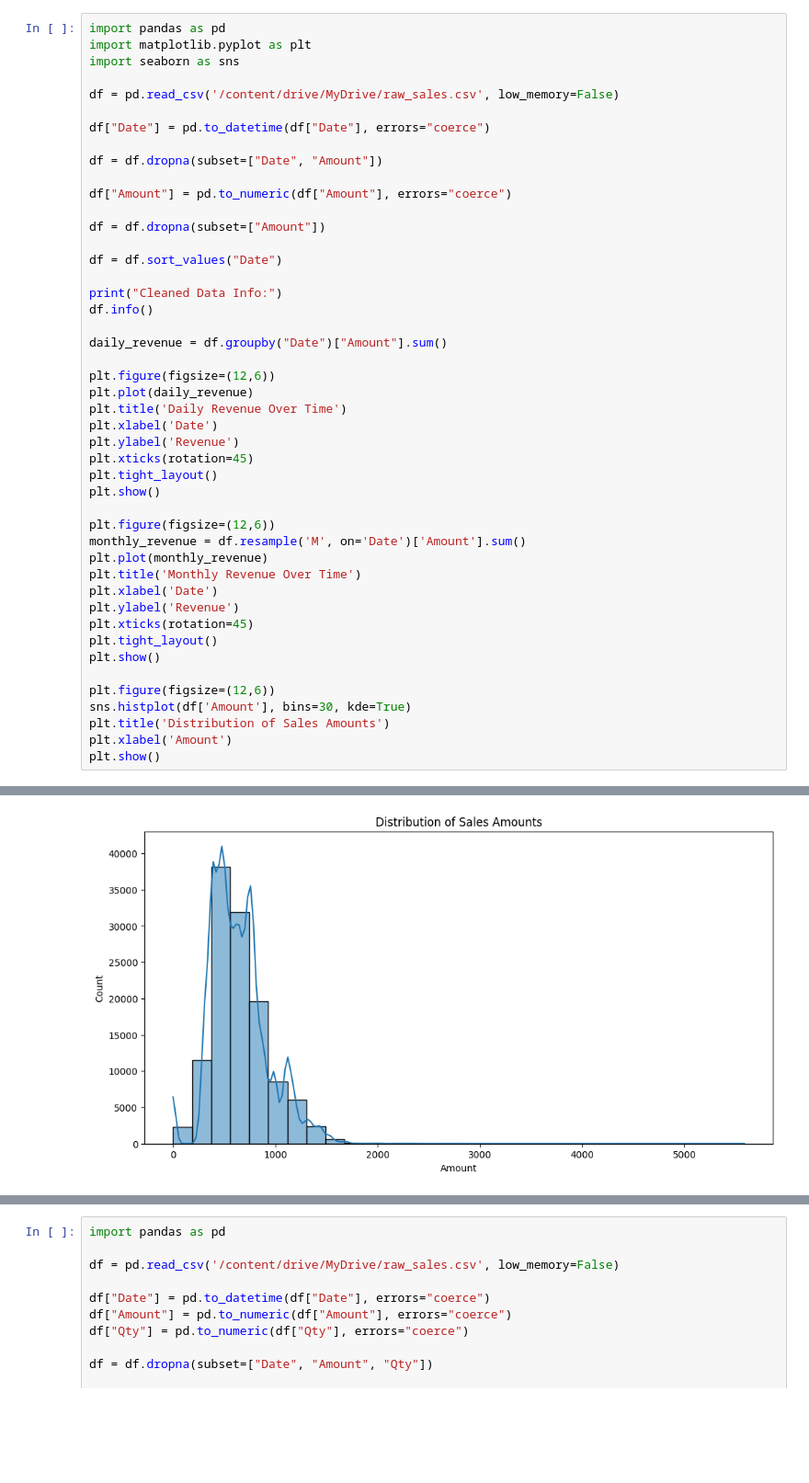
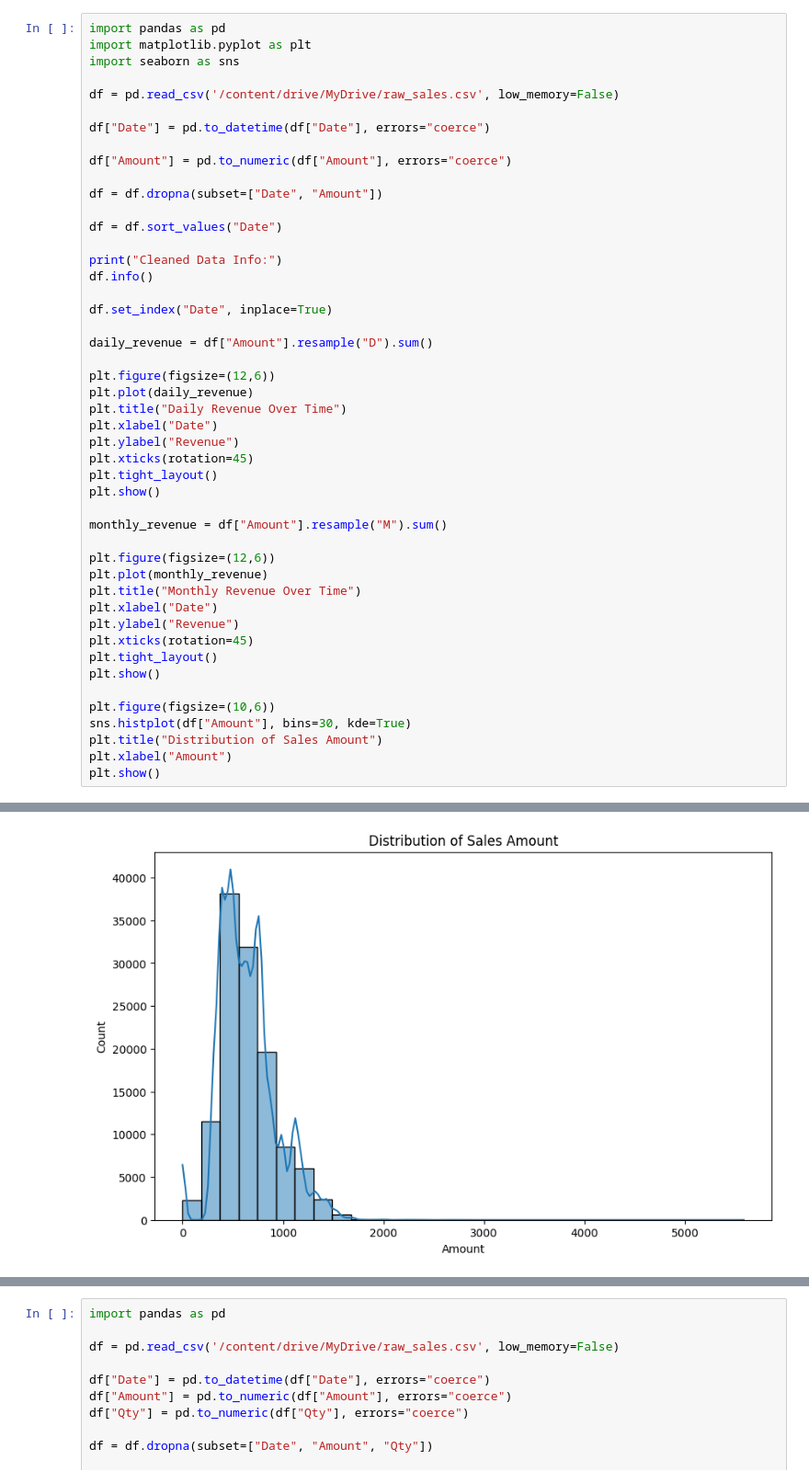
Before and after one commit to SakshamDevloper/Sales-Forecasting, a Jupyter notebook: notebooks/01_EDA_and_Trend.ipynb, the cells around one changed output, grey strips where cells are left out. Shown at 92% size. Cells and saved outputs as stored; diff of their text form; blank space fills up the shorter version.

```diff
--- a/notebooks/01_EDA_and_Trend.ipynb
+++ b/notebooks/01_EDA_and_Trend.ipynb
@@ -7,61 +7,62 @@ df = pd.read_csv('/content/drive/MyDrive/raw_sales.csv', low_memory=False)
 
 df["Date"] = pd.to_datetime(df["Date"], errors="coerce")
 
-df = df.dropna(subset=["Date", "Amount"])
-
 df["Amount"] = pd.to_numeric(df["Amount"], errors="coerce")
 
-df = df.dropna(subset=["Amount"])
+df = df.dropna(subset=["Date", "Amount"])
 
 df = df.sort_values("Date")
 
 print("Cleaned Data Info:")
 df.info()
 
-daily_revenue = df.groupby("Date")["Amount"].sum()
+df.set_index("Date", inplace=True)
+
+daily_revenue = df["Amount"].resample("D").sum()
 
 plt.figure(figsize=(12,6))
 plt.plot(daily_revenue)
-plt.title('Daily Revenue Over Time')
-plt.xlabel('Date')
-plt.ylabel('Revenue')
+plt.title("Daily Revenue Over Time")
+plt.xlabel("Date")
+plt.ylabel("Revenue")
 plt.xticks(rotation=45)
 plt.tight_layout()
 plt.show()
 
+monthly_revenue = df["Amount"].resample("M").sum()
+
 plt.figure(figsize=(12,6))
-monthly_revenue = df.resample('M', on='Date')['Amount'].sum()
 plt.plot(monthly_revenue)
-plt.title('Monthly Revenue Over Time')
-plt.xlabel('Date')
-plt.ylabel('Revenue')
+plt.title("Monthly Revenue Over Time")
+plt.xlabel("Date")
+plt.ylabel("Revenue")
 plt.xticks(rotation=45)
 plt.tight_layout()
 plt.show()
 
-plt.figure(figsize=(12,6))
-sns.histplot(df['Amount'], bins=30, kde=True)
-plt.title('Distribution of Sales Amounts')
-plt.xlabel('Amount')
+plt.figure(figsize=(10,6))
+sns.histplot(df["Amount"], bins=30, kde=True)
+plt.title("Distribution of Sales Amount")
+plt.xlabel("Amount")
 plt.show()
 # %% [output]
 Cleaned Data Info:
 <class 'pandas.core.frame.DataFrame'>
 Index: 121180 entries, 48966 to 91810
 Data columns (total 24 columns):
  #   Column              Non-Null Count   Dtype
 ---  ------              --------------   -----
  0   index               121180 non-null  float64
  1   Order ID            121180 non-null  object
  2   Date                121180 non-null  datetime64[ns]
  3   Status              121180 non-null  object
  4   Fulfilment          121180 non-null  object
  5   Sales Channel       121180 non-null  object
 ... (16 lines left out)
  22  fulfilled-by        37541 non-null   object
  23  Unnamed: 22         75120 non-null   object
 dtypes: datetime64[ns](1), float64(4), object(19)
 memory usage: 23.1+ MB
 [figure]
 [figure]
-[figure, old version]
+[figure, new version]
```
Also changed, not shown: parts of 2 cells of this notebook, 1 other file.
